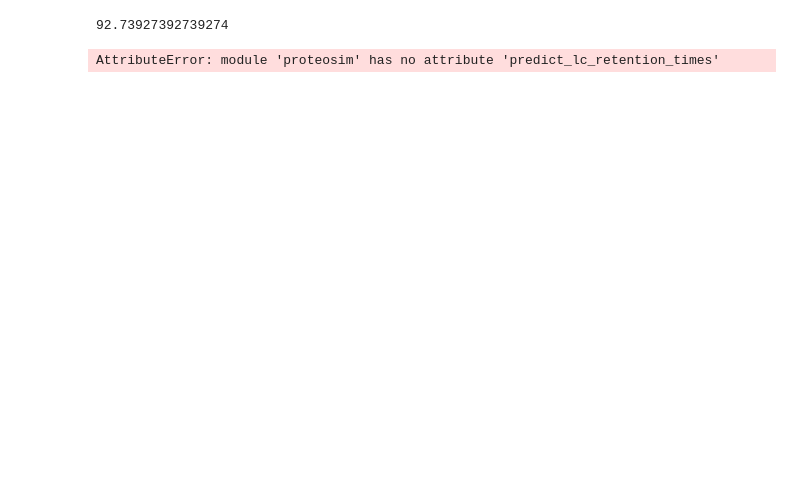
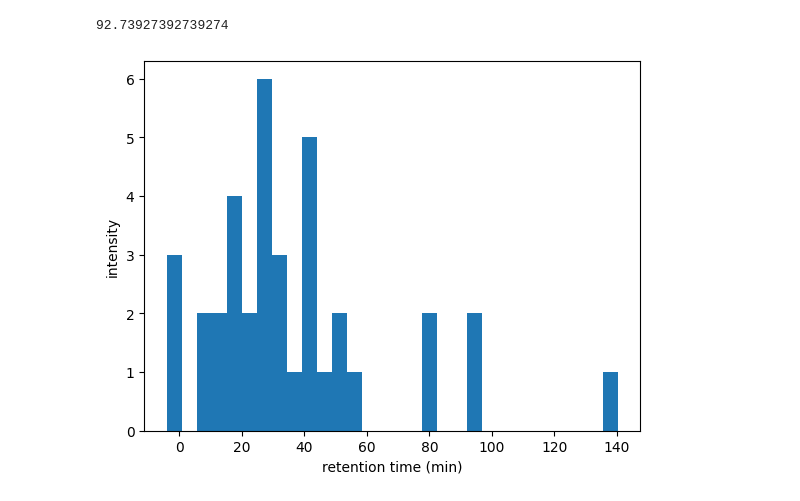
Before and after one commit to evgr5/Proteosim, a Jupyter notebook: tutorials/ms_experiment_final.ipynb, the cells around one changed output. Saved outputs shown, nothing was run; the diff lists cells and outputs as text; code cells hidden in the pictures; blank space fills up the shorter version.

```diff
--- a/tutorials/ms_experiment_final.ipynb
+++ b/tutorials/ms_experiment_final.ipynb
@@ -15,8 +15,8 @@ sample_coverage
 # %%
 pooled_peptides = sum(peptides.values(), [])
 retention_time_map = ps.predict_lc_retention_times(pooled_peptides)
-select_peps = ps.select_retention_time_window(retention_time_map=rt_map, lower_ret_time=0, upper_ret_time=20,)
+select_peps = ps.select_retention_time_window(retention_time_map, lower_ret_time=0, upper_ret_time=20,)
 select_peps
 ps.plot_retention_time(retention_time_map)
 # %% [output]
-AttributeError: module 'proteosim' has no attribute 'predict_lc_retention_times'
+[figure, added]
```
Also changed, not shown: parts of 3 cells of this notebook, 3 other files.
